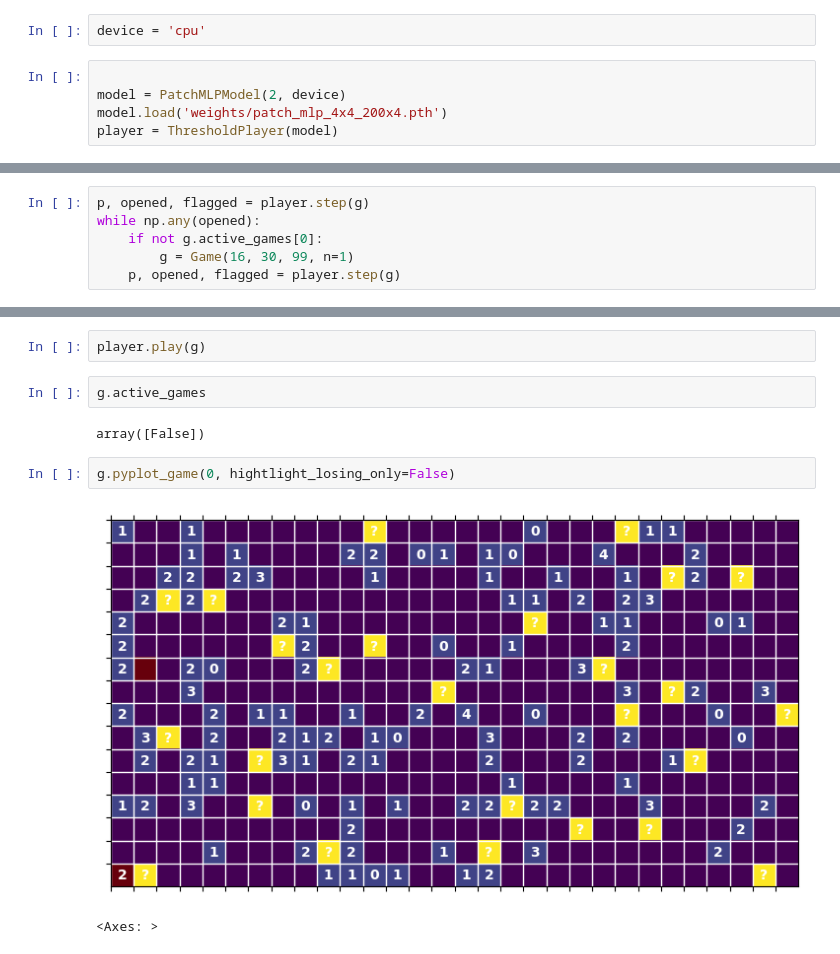
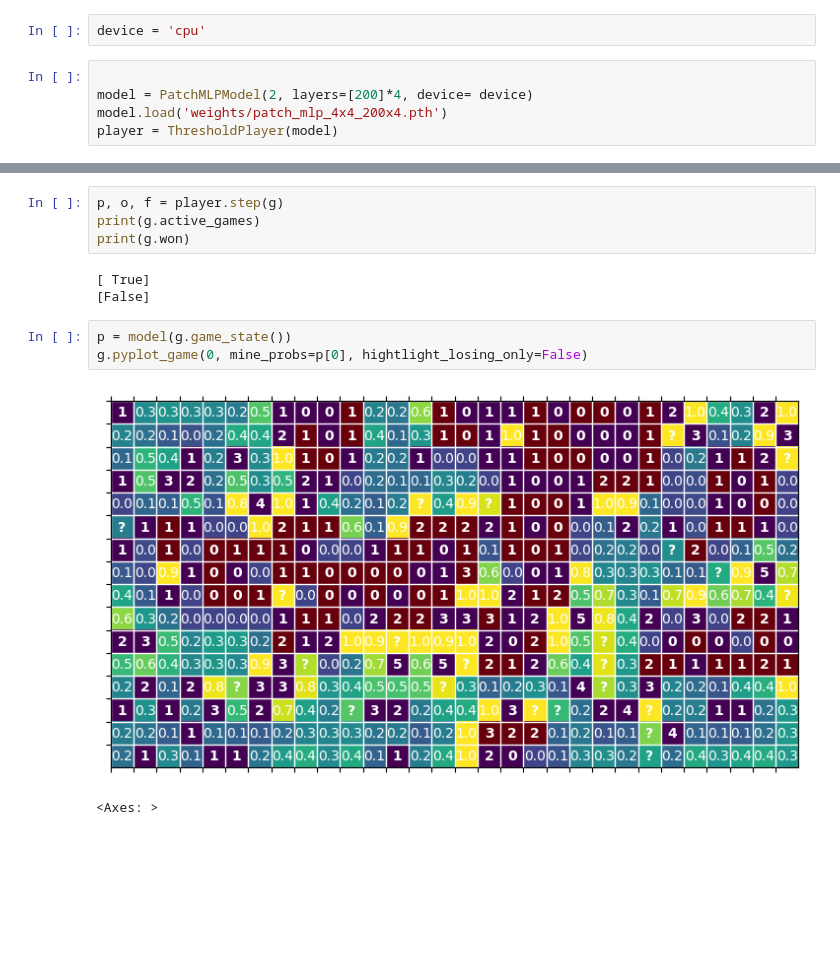
Before and after one commit to ClaudioPaterniti/MineSweeperLearning, a Jupyter notebook: test.ipynb, the cells around one changed output, grey strips where cells are left out. Drawn from its saved outputs; the diff is of its cells as text; blank space fills up the shorter version.

```diff
--- a/test.ipynb
+++ b/test.ipynb
@@ -6,7 +6,7 @@ import numpy as np
 device = 'cpu'
 # %%
 
-model = PatchMLPModel(2, device)
+model = PatchMLPModel(2, layers=[200]*4, device= device)
 model.load('weights/patch_mlp_4x4_200x4.pth')
 player = ThresholdPlayer(model)
 # %%
@@ -15,7 +15 @@ g.random_open(0.5)
 g.random_flags(0.3)
-# %%
-p, opened, flagged = player.step(g)
-while np.any(opened):
-    if not g.active_games[0]:
-        g = Game(16, 30, 99, n=1)
-    p, opened, flagged = player.step(g)
@@ -32,12 +21,14 @@ g.pyplot_game(0, hightlight_losing_only=True)
 <Axes: >
-# %%
-player.play(g)
-# %%
-g.active_games
-# %% [output]
-array([False])
+# %%
+p, o, f = player.step(g)
+print(g.active_games)
+print(g.won)
+# %% [output]
+[ True]
+[False]
 # %%
-g.pyplot_game(0, hightlight_losing_only=False)
+p = model(g.game_state())
+g.pyplot_game(0, mine_probs=p[0], hightlight_losing_only=False)
 # %% [output]
-[figure, old version]
+[figure, new version]
 <Axes: >
```
Also changed, not shown: parts of 4 cells of this notebook, 5 other files.
